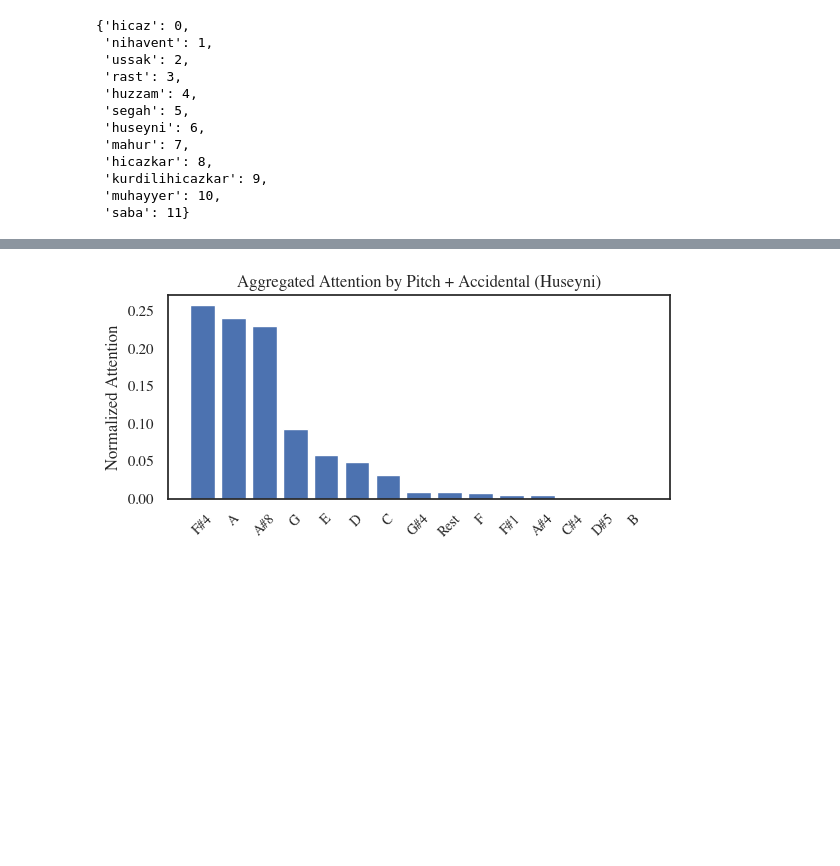
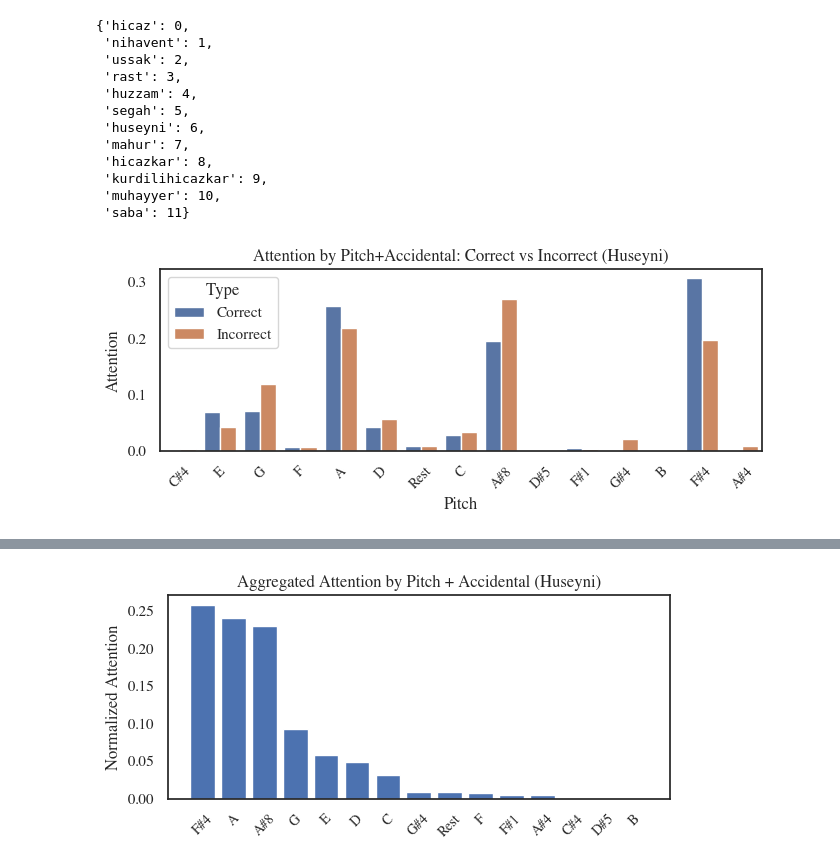
Before and after one commit to ihpar/tmm_rep_learn, a Jupyter notebook: evaluation.ipynb, the cells around one changed output, grey strips where cells are left out. Drawn from its saved outputs; the diff is of its cells as text; code cells hidden in the pictures; blank space fills up the shorter version.

```diff
--- a/evaluation.ipynb
+++ b/evaluation.ipynb
@@ -480,0 +619,44 @@ makam_vocab
+# %%
+makam = "huseyni"
+agg_c, agg_i, n_c, n_i = aggregate_attention_correct_vs_incorrect(
+    makam_vocab[makam],
+    all_pcs,
+    all_accs,
+    all_true_lengths,
+    all_labels,
+    all_preds,
+    all_attn_weights
+)
+
+agg_c = normalize_attention(agg_c)
+agg_i = normalize_attention(agg_i)
+
+rows = []
+
+for key in set(agg_c.keys()).union(agg_i.keys()):
+    pc, acc = key
+    label = f"{pc_vocab_inv[pc]}{acc_vocab_inv[acc]}"
+
+    rows.append({
+        "Pitch": label,
+        "Attention": agg_c.get(key, 0),
+        "Type": "Correct"
+    })
+    rows.append({
+        "Pitch": label,
+        "Attention": agg_i.get(key, 0),
+        "Type": "Incorrect"
+    })
+df = pd.DataFrame(rows)
+plt.figure(figsize=(7, 3))
+sns.barplot(data=df, x="Pitch", y="Attention", hue="Type")
+plt.xticks(rotation=45, fontname="Times", fontsize=10)
+plt.title(
+    f"Attention by Pitch+Accidental: "
+    f"Correct vs Incorrect ({makam.capitalize()})",
+    fontname="Times", fontsize=12
+)
+plt.tight_layout()
+plt.show()
+# %% [output]
+[figure, added]
```
Also changed, not shown: parts of 21 cells of this notebook, 11 other files.
